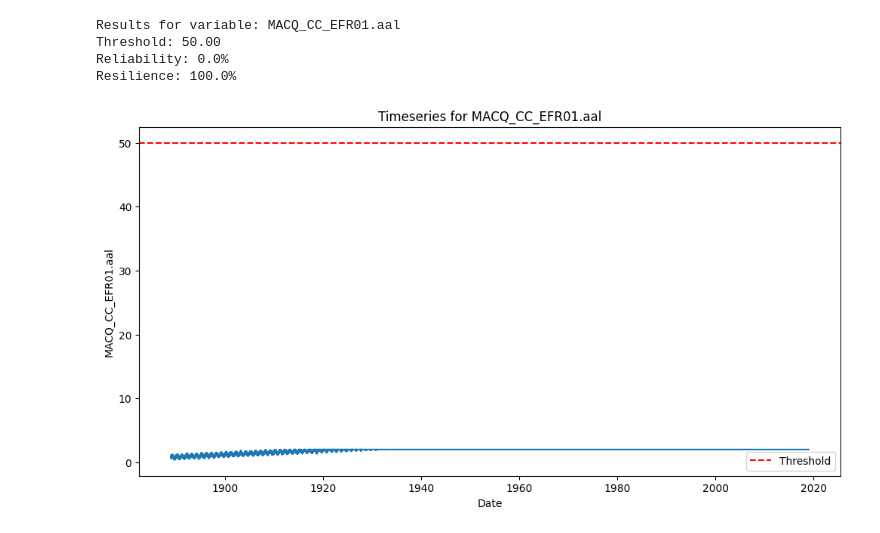
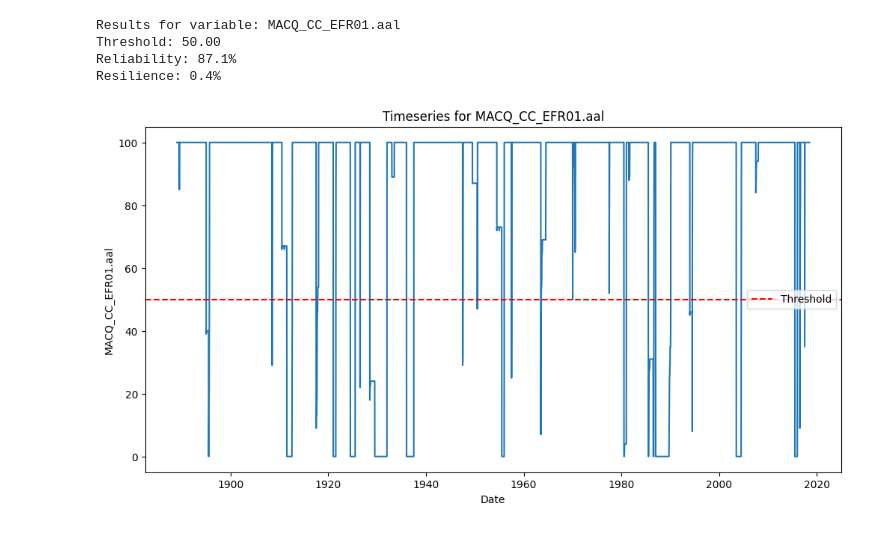
Before and after one commit to ashkanshokri/werp_package, a Jupyter notebook: examples/demo.ipynb, the cells around one changed output. Cells and saved outputs as stored; diff of their text form; code cells hidden in the pictures.

```diff
--- a/examples/demo.ipynb
+++ b/examples/demo.ipynb
@@ -30,35 +30,35 @@ def run_demo(file_path, variable_name, threshold):
 
     # Get variable statistics
     #stats = reader.get_variable_statistics(variable_name)
 
     # Print results
     print(f"\nResults for variable: {variable_name}")
     print(f"Threshold: {threshold:.2f}")
     print(f"Reliability: {reliability:.1f}%")
     print(f"Resilience: {resilience:.1f}%")
     #print("\nVariable Statistics:")
     #for key, value in stats.items():
     #    print(f"{key}: {value:.2f}")
 
     # Optional: Plot the timeseries
     plt.figure(figsize=(12, 6))
     timeseries.plot()
     plt.axhline(y=threshold, color='r', linestyle='--', label='Threshold')
     plt.title(f'Timeseries for {variable_name}')
     plt.legend()
     plt.show()
 
 if __name__ == '__main__':
     # Example usage
-    bp = Path(werp_package.__file__).parent
-    file_path = bp.parent / 'data' / 'sample_data.nc'
+    bp = Path(werp_package.__file__).parent.parent
+    file_path = bp/'data/sample_data.nc'
     variable_name = 'MACQ_CC_EFR01.aal'  # Example variable
     threshold = 50  # Set appropriate threshold
 
     run_demo(file_path, variable_name, threshold)
 # %% [output]
 Results for variable: MACQ_CC_EFR01.aal
 Threshold: 50.00
-Reliability: 0.0%
-Resilience: 100.0%
+Reliability: 87.1%
+Resilience: 0.4%
-[figure, old version]
+[figure, new version]
```
Also changed, not shown: parts of 1 cell of this notebook, 2 other files.
